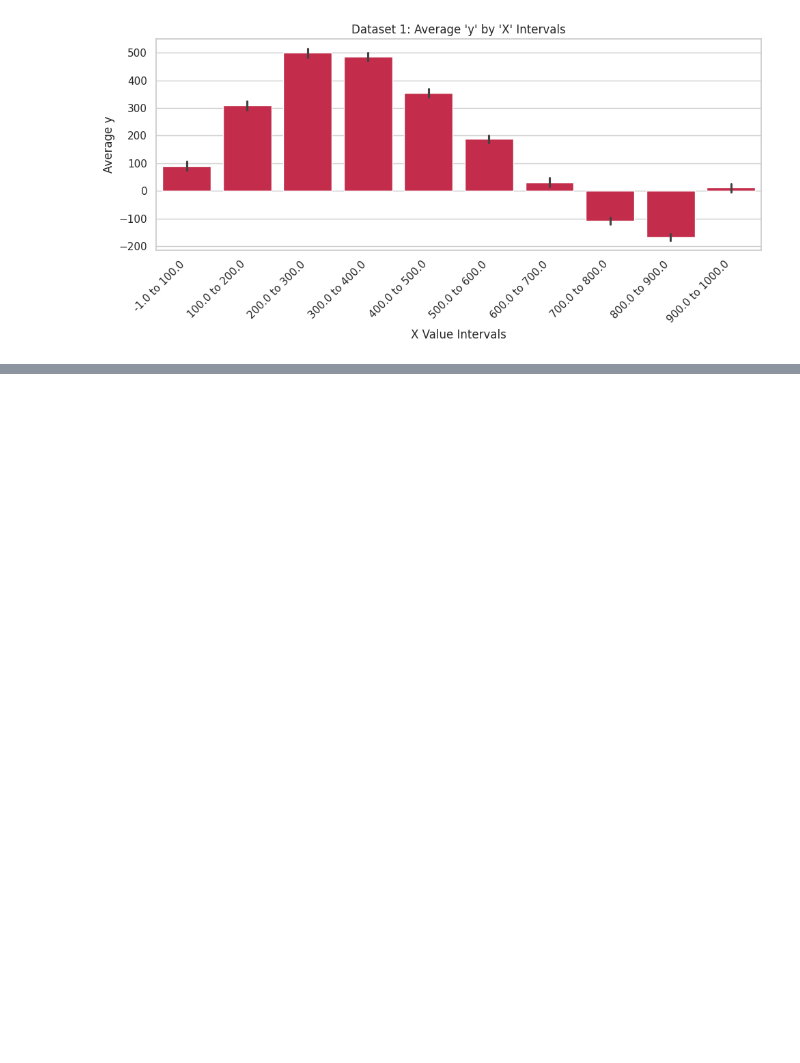
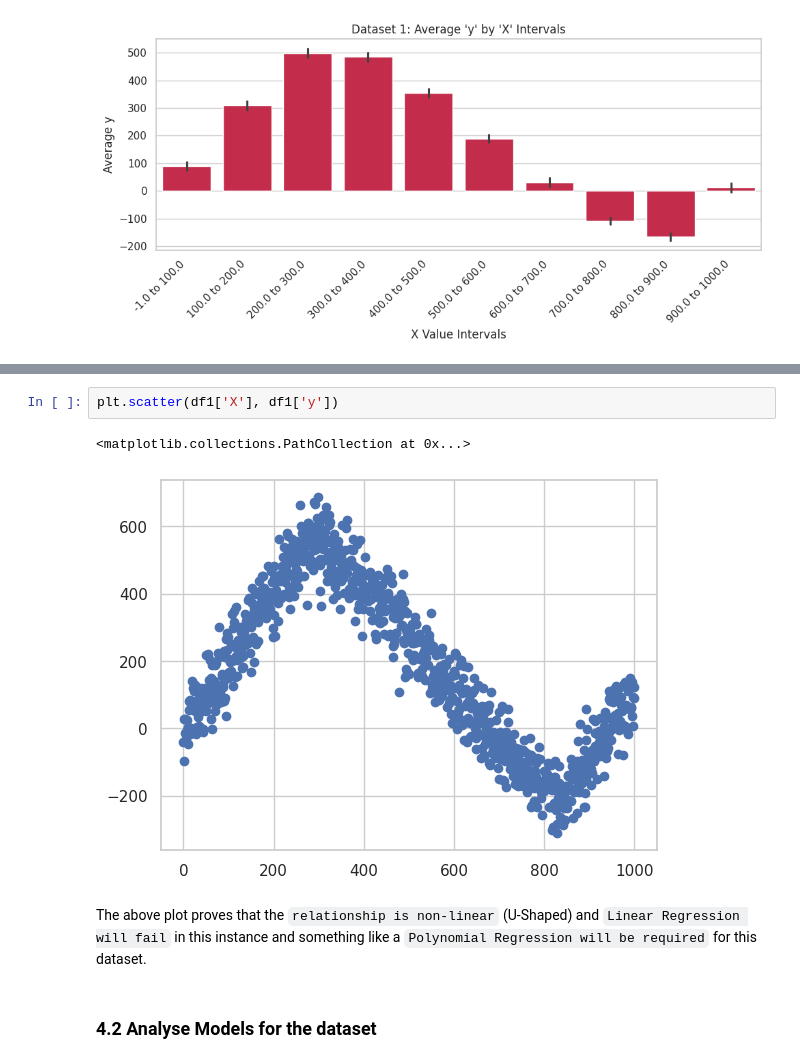
Before and after one commit to huzefar/oxford, a Jupyter notebook: CML/workspace/Task-1.ipynb, the cells around one changed output, grey strips where cells are left out. Saved outputs shown, nothing was run; the diff lists cells and outputs as text; blank space fills up the shorter version.

```diff
--- a/CML/workspace/Task-1.ipynb
+++ b/CML/workspace/Task-1.ipynb
@@ -234,0 +271,9 @@ plt.show()
+# %%
+plt.scatter(df1['X'], df1['y'])
+# %% [output]
+<matplotlib.collections.PathCollection at 0x...>
+[figure, added]
+# %% [markdown]
+The above plot proves that the `relationship is non-linear` (U-Shaped) and `Linear Regression will fail` in this instance and something like a `Polynomial Regression will be required` for this dataset.
+# %% [markdown]
+### 4.2 Analyse Models for the dataset
```
Also changed, not shown: parts of 14 cells of this notebook.
